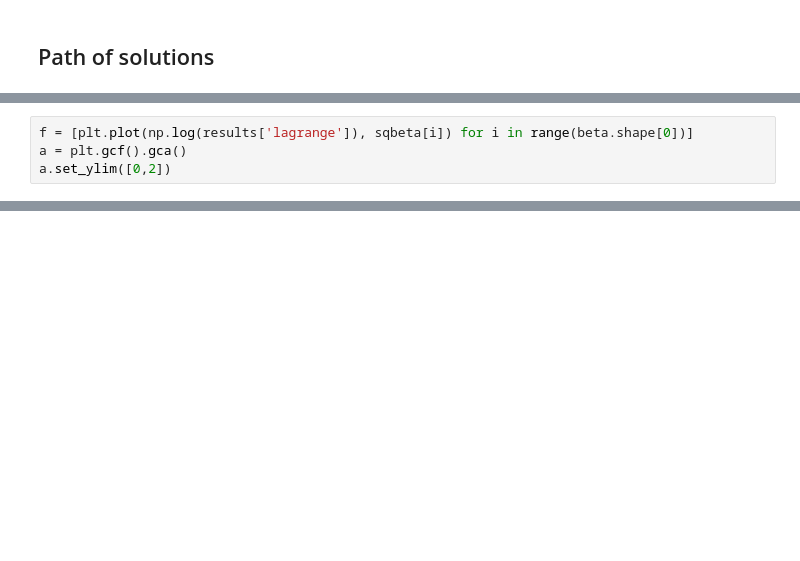
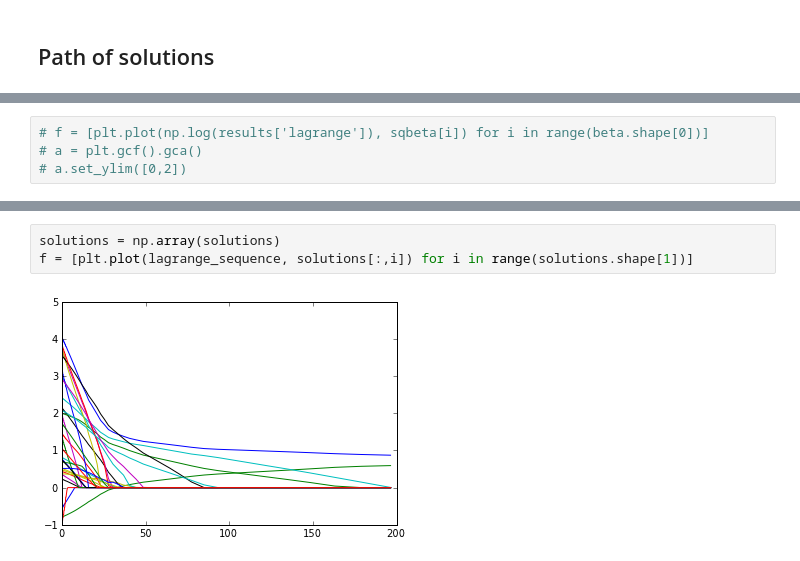
Before and after one commit to klingebj/regreg, a Jupyter notebook: doc/notebooks/Beta regression.ipynb, the cells around one changed output, grey strips where cells are left out. Saved outputs shown, nothing was run; the diff lists cells and outputs as text; blank space fills up the shorter version.

```diff
--- a/doc/notebooks/Beta regression.ipynb
+++ b/doc/notebooks/Beta regression.ipynb
@@ -220,4 +204,4 @@ sqbeta = np.sqrt((beta**2).sum(1))
 # %%
-f = [plt.plot(np.log(results['lagrange']), sqbeta[i]) for i in range(beta.shape[0])]
-a = plt.gcf().gca()
-a.set_ylim([0,2])
+# f = [plt.plot(np.log(results['lagrange']), sqbeta[i]) for i in range(beta.shape[0])]
+# a = plt.gcf().gca()
+# a.set_ylim([0,2])
@@ -226,0 +361,5 @@ a.set_ylim([0,2])
+# %%
+solutions = np.array(solutions)
+f = [plt.plot(lagrange_sequence, solutions[:,i]) for i in range(solutions.shape[1])]
+# %% [output]
+[figure, added]
```
Also changed, not shown: parts of 19 cells of this notebook, 2 other files.
